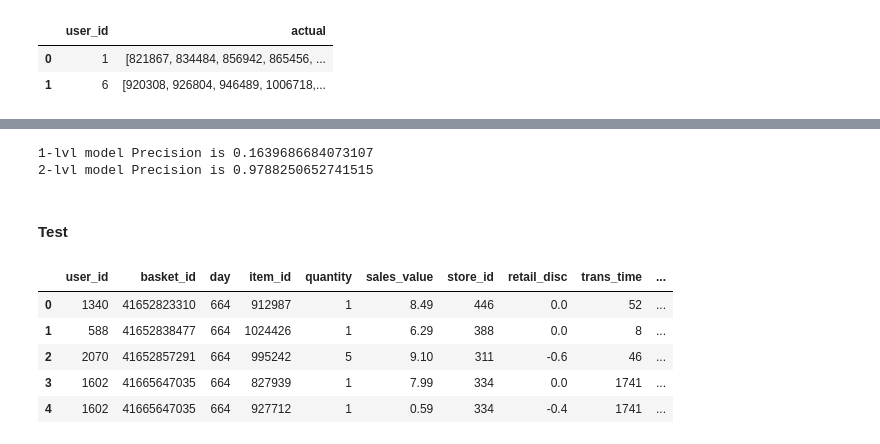
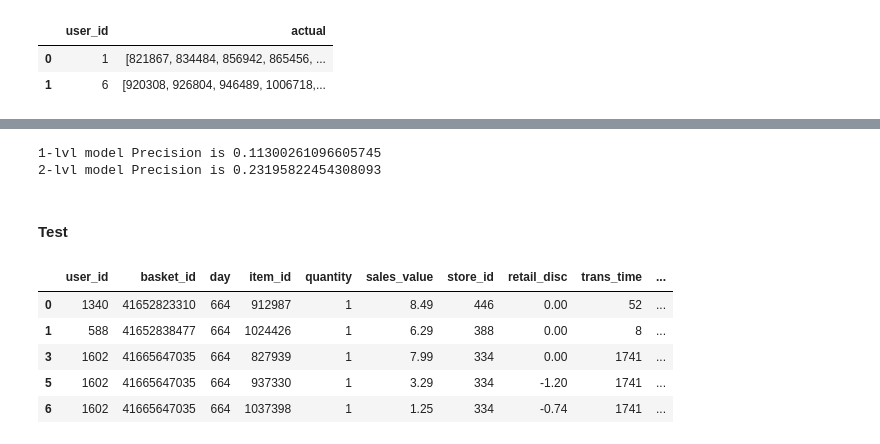
Before and after one commit to mechanic3000/GB_Recommender_systems, a Jupyter notebook: Project.ipynb, the cells around one changed output, grey strips where cells are left out. Drawn from its saved outputs; the diff is of its cells as text; code cells hidden in the pictures.

```diff
--- a/Project.ipynb
+++ b/Project.ipynb
@@ -411,27 +452,27 @@ result_lvl_2.head(3)
 # %%
 prec_1lvl_model = result_lvl_2.apply(lambda row:
-                        precision_at_k(row[f'own'], row['actual'], 5), axis=1).mean()
+                        precision_at_k(row['own'], row['actual'], 5), axis=1).mean()
 
 prec_2lvl_model = result_lvl_2.apply(lambda row:
                         precision_at_k(row['xgb_candidates'], row['actual'], 5), axis=1).mean()
 
 print(f'1-lvl model Precision is {prec_1lvl_model}\n2-lvl model Precision is {prec_2lvl_model}')
 # %% [output]
-1-lvl model Precision is 0.1639686684073107
-2-lvl model Precision is 0.9788250652741515
+1-lvl model Precision is 0.11300261096605745
+2-lvl model Precision is 0.23195822454308093
 # %% [markdown]
 #### Test
 # %%
 data_test = pd.read_csv('data/retail_test1.csv')
-# data_test = prefilter_items(data=data_test, take_n_popular=7000, item_features=item_features)
+data_test = prefilter_items(data=data_test, take_n_popular=18000, item_features=item_features)
 data_test.head(5)
 # %% [output]
 |  | user_id | basket_id | day | item_id | quantity | sales_value | store_id | retail_disc | trans_time | ... |
-| 0 | 1340 | 41652823310 | 664 | 912987 | 1 | 8.49 | 446 | 0.0 | 52 | ... |
-| 1 | 588 | 41652838477 | 664 | 1024426 | 1 | 6.29 | 388 | 0.0 | 8 | ... |
-| 2 | 2070 | 41652857291 | 664 | 995242 | 5 | 9.10 | 311 | -0.6 | 46 | ... |
-| 3 | 1602 | 41665647035 | 664 | 827939 | 1 | 7.99 | 334 | 0.0 | 1741 | ... |
-| 4 | 1602 | 41665647035 | 664 | 927712 | 1 | 0.59 | 334 | -0.4 | 1741 | ... |
+| 0 | 1340 | 41652823310 | 664 | 912987 | 1 | 8.49 | 446 | 0.00 | 52 | ... |
+| 1 | 588 | 41652838477 | 664 | 1024426 | 1 | 6.29 | 388 | 0.00 | 8 | ... |
+| 3 | 1602 | 41665647035 | 664 | 827939 | 1 | 7.99 | 334 | 0.00 | 1741 | ... |
+| 5 | 1602 | 41665647035 | 664 | 937330 | 1 | 3.29 | 334 | -1.20 | 1741 | ... |
+| 6 | 1602 | 41665647035 | 664 | 1037398 | 1 | 1.25 | 334 | -0.74 | 1741 | ... |
 # %%
 data_test = data_test[data_test['user_id'].isin(common_users)]
 
```
Also changed, not shown: parts of 33 cells of this notebook.
